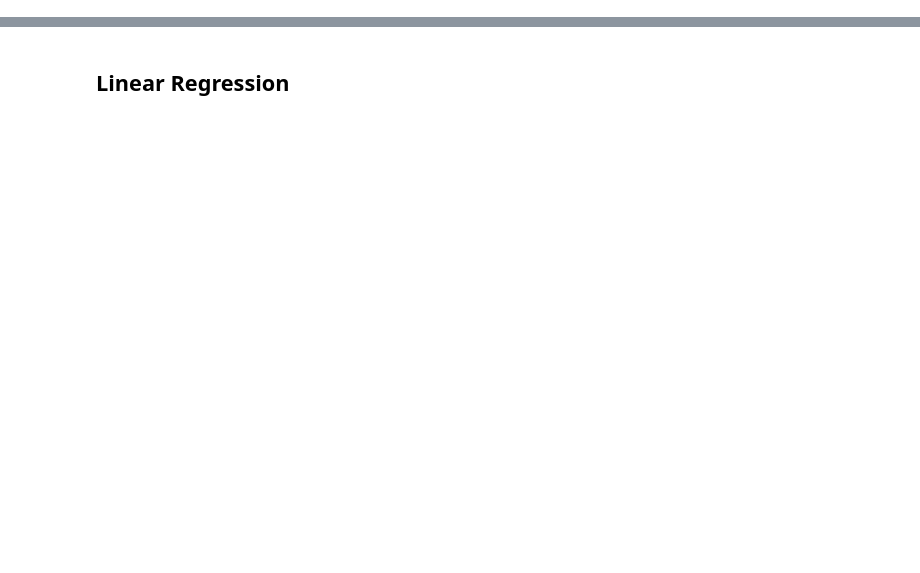
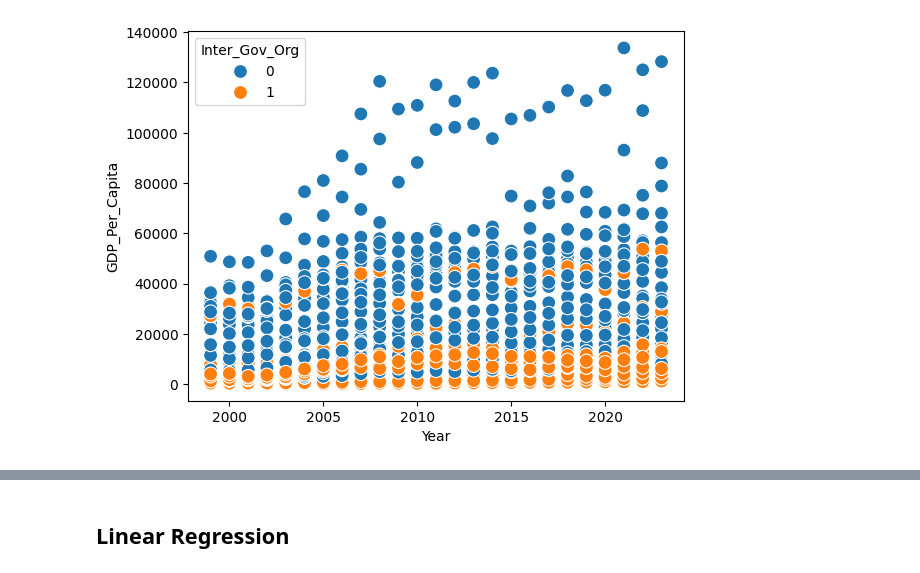
Before and after one commit to koto253/Data_Science_Portfolio, a Jupyter notebook: modeling.ipynb, the cells around one changed output, grey strips where cells are left out. Cells and saved outputs as stored; diff of their text form; code cells hidden in the pictures; blank space fills up the shorter version.

```diff
--- a/modeling.ipynb
+++ b/modeling.ipynb
@@ -16,0 +32,21 @@ df.head()
+# %%
+# Define the function to map country to groups
+def map_country_to_group(country):
+    if country in ['Canada', 'United State', 'France', 'Germany', 'Japan', 'United Kingdom', 'Italy',
+                   'Albania', 'Belgium', 'Bulgaria', 'Croatia', 'Czechia', 'Denmark', 'Estonia',
+                   'Finland', 'Greece', 'Hungary', 'Iceland', 'Latvia', 'Lithuania', 'Luxembourg',
+                   'Montenegro', 'Netherlands', 'North Macedonia', 'Norway', 'Poland', 'Portugal',
+                   'Romania', 'Slovak Republic', 'Slovenia', 'Spain', 'Sweden']:
+        return 0
+    elif country in ['Brazil', 'Russian Federation', 'India', 'China', 'South Africa', 'Egypt, Arab Rep.', 'Ethiopia',
+                     'Iran, Islamic Rep.', 'United Arab Emirates', 'Saudi Arabia', 'Turkiye']:
+        return 1
+    else:
+        return 2
+
+df['Inter_Gov_Org'] = df['Country'].apply(map_country_to_group)
+df.head()
+
+# Nato = 1
+# Brics = 2
+# Others = 3
@@ -16,0 +71,6 @@ df.head()
+# %%
+# scatter plot
+sns.scatterplot(data=df, x='Year', y='GDP_Per_Capita', color='blue', s=100, hue='Inter_Gov_Org')
+plt.show()
+# %% [output]
+[figure, added]
```
Also changed, not shown: parts of 33 cells of this notebook, 6 other files.
